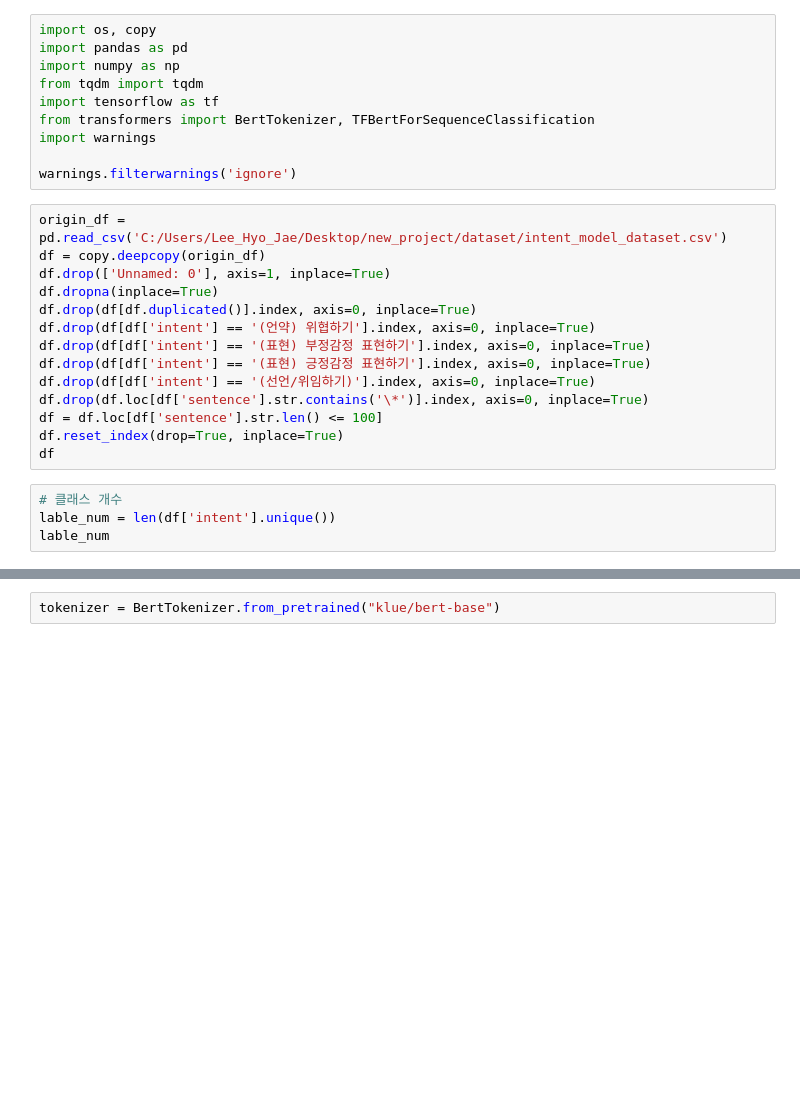
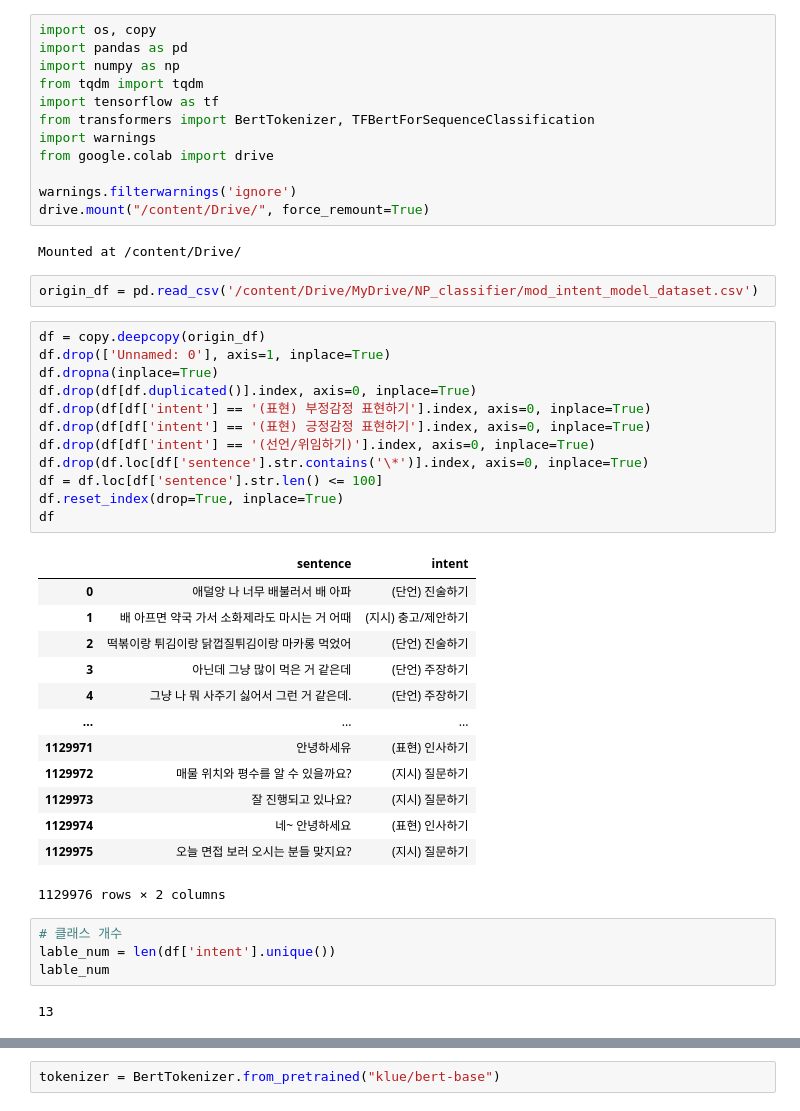
Before and after one commit to gmrmsy/chat_MBTI, a Jupyter notebook: intent__model_make.ipynb, the cells around one changed output, grey strips where cells are left out. Cells and saved outputs as stored; diff of their text form; blank space fills up the shorter version.

```diff
--- a/intent__model_make.ipynb
+++ b/intent__model_make.ipynb
@@ -8,26 +26,46 @@ from tqdm import tqdm
 import tensorflow as tf
 from transformers import BertTokenizer, TFBertForSequenceClassification
 import warnings
+from google.colab import drive
 
 warnings.filterwarnings('ignore')
+drive.mount("/content/Drive/", force_remount=True)
+# %% [output]
+Mounted at /content/Drive/
+# %%
+origin_df = pd.read_csv('/content/Drive/MyDrive/NP_classifier/mod_intent_model_dataset.csv')
 # %%
-origin_df = pd.read_csv('C:/Users/Lee_Hyo_Jae/Desktop/new_project/dataset/intent_model_dataset.csv')
 df = copy.deepcopy(origin_df)
 df.drop(['Unnamed: 0'], axis=1, inplace=True)
 df.dropna(inplace=True)
 df.drop(df[df.duplicated()].index, axis=0, inplace=True)
-df.drop(df[df['intent'] == '(언약) 위협하기'].index, axis=0, inplace=True)
 df.drop(df[df['intent'] == '(표현) 부정감정 표현하기'].index, axis=0, inplace=True)
 df.drop(df[df['intent'] == '(표현) 긍정감정 표현하기'].index, axis=0, inplace=True)
 df.drop(df[df['intent'] == '(선언/위임하기)'].index, axis=0, inplace=True)
 df.drop(df.loc[df['sentence'].str.contains('\*')].index, axis=0, inplace=True)
 df = df.loc[df['sentence'].str.len() <= 100]
 df.reset_index(drop=True, inplace=True)
 df
+# %% [output]
+|  | sentence | intent |
+| 0 | 애덜앙 나 너무 배불러서 배 아파 | (단언) 진술하기 |
+| 1 | 배 아프면 약국 가서 소화제라도 마시는 거 어때 | (지시) 충고/제안하기 |
+| 2 | 떡볶이랑 튀김이랑 닭껍질튀김이랑 마카롱 먹었어 | (단언) 진술하기 |
+| 3 | 아닌데 그냥 많이 먹은 거 같은데 | (단언) 주장하기 |
+| 4 | 그냥 나 뭐 사주기 싫어서 그런 거 같은데. | (단언) 주장하기 |
+| ... | ... | ... |
+| 1129971 | 안녕하세유 | (표현) 인사하기 |
+| 1129972 | 매물 위치와 평수를 알 수 있을까요? | (지시) 질문하기 |
+| 1129973 | 잘 진행되고 있나요? | (지시) 질문하기 |
+| 1129974 | 네~ 안녕하세요 | (표현) 인사하기 |
+| 1129975 | 오늘 면접 보러 오시는 분들 맞지요? | (지시) 질문하기 |
+1129976 rows × 2 columns
 # %%
 # 클래스 개수
 lable_num = len(df['intent'].unique())
 lable_num
+# %% [output]
+13
 # %%
 # str -> int 라벨변경
 intet_label = list(df['intent'].unique())
```
Also changed, not shown: parts of 8 cells of this notebook, 3 other files.
